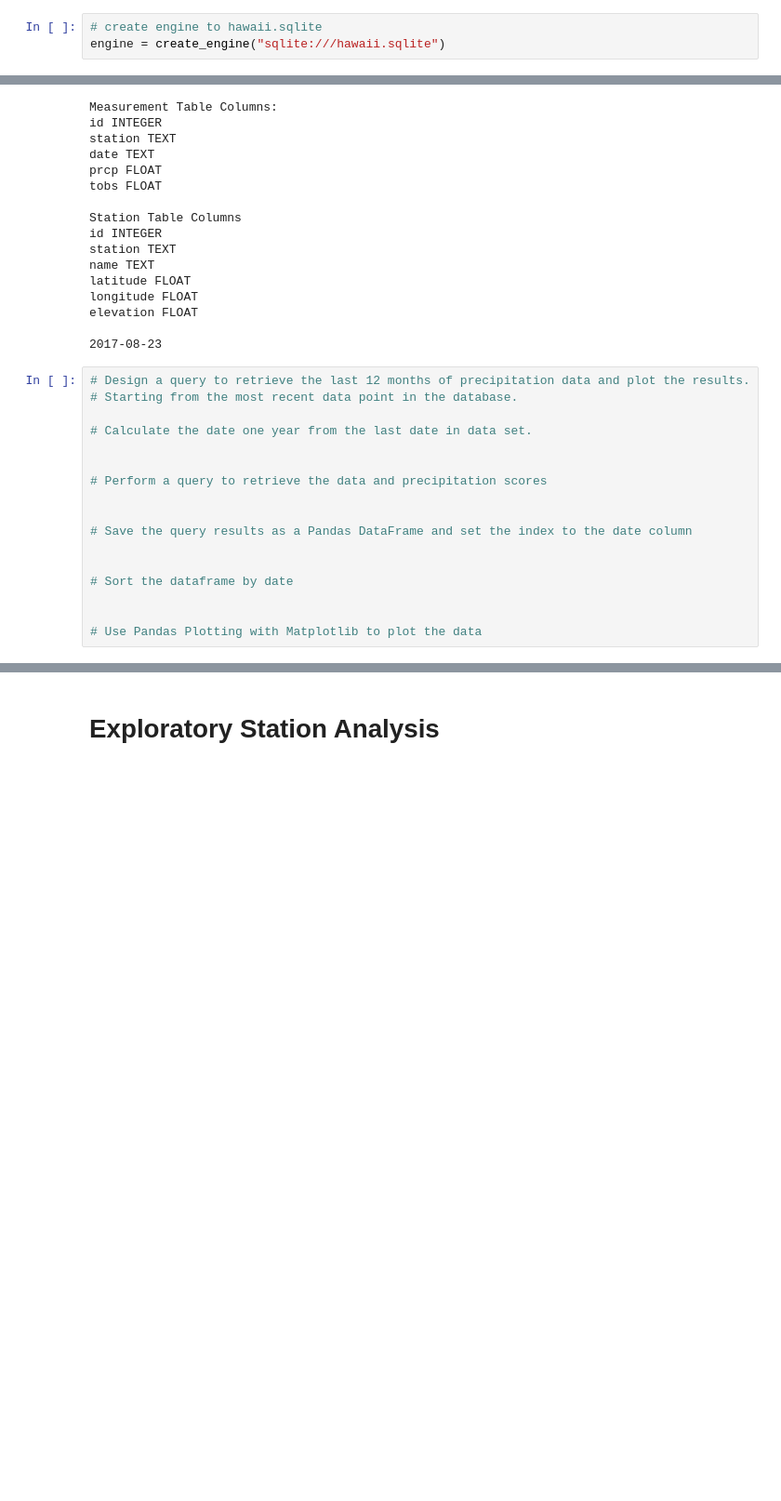
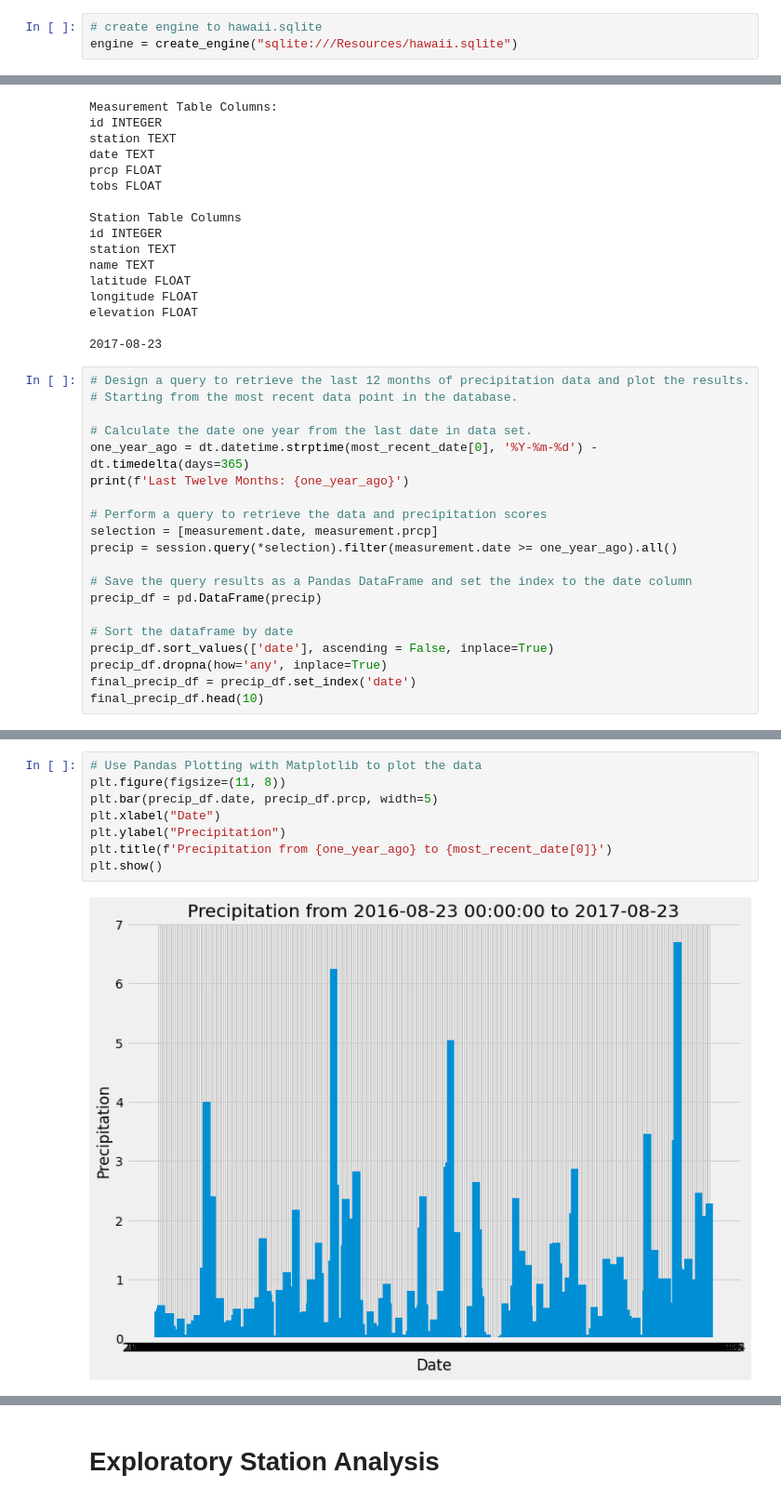
Before and after one commit to danskan/sqlalchemy-challenge, a Jupyter notebook: climate_starter.ipynb, the cells around one changed output, grey strips where cells are left out. Shown at 93% size. Saved outputs shown, nothing was run; the diff lists cells and outputs as text; blank space fills up the shorter version.

```diff
--- a/climate_starter.ipynb
+++ b/climate_starter.ipynb
@@ -17,7 +17,7 @@ from sqlalchemy.orm import Session
 from sqlalchemy import create_engine, func, inspect
 # %%
 # create engine to hawaii.sqlite
-engine = create_engine("sqlite:///hawaii.sqlite")
+engine = create_engine("sqlite:///Resources/hawaii.sqlite")
 # %%
 # reflect an existing database into a new model
 Base = automap_base()
@@ -79,15 +79,18 @@ elevation FLOAT
 # Starting from the most recent data point in the database.
 
 # Calculate the date one year from the last date in data set.
-
+one_year_ago = dt.datetime.strptime(most_recent_date[0], '%Y-%m-%d') - dt.timedelta(days=365)
+print(f'Last Twelve Months: {one_year_ago}')
 
 # Perform a query to retrieve the data and precipitation scores
-
+selection = [measurement.date, measurement.prcp]
+precip = session.query(*selection).filter(measurement.date >= one_year_ago).all()
 
 # Save the query results as a Pandas DataFrame and set the index to the date column
-
+precip_df = pd.DataFrame(precip)
 
 # Sort the dataframe by date
-
-
-# Use Pandas Plotting with Matplotlib to plot the data
+precip_df.sort_values(['date'], ascending = False, inplace=True)
+precip_df.dropna(how='any', inplace=True)
+final_precip_df = precip_df.set_index('date')
+final_precip_df.head(10)
@@ -94,2 +111,12 @@ elevation FLOAT
+# %%
+# Use Pandas Plotting with Matplotlib to plot the data
+plt.figure(figsize=(11, 8))
+plt.bar(precip_df.date, precip_df.prcp, width=5)
+plt.xlabel("Date")
+plt.ylabel("Precipitation")
+plt.title(f'Precipitation from {one_year_ago} to {most_recent_date[0]}')
+plt.show()
+# %% [output]
+[figure, added]
 # %%
 # Use Pandas to calcualte the summary statistics for the precipitation data
```
Also changed, not shown: parts of 7 cells of this notebook, 13 other files.
